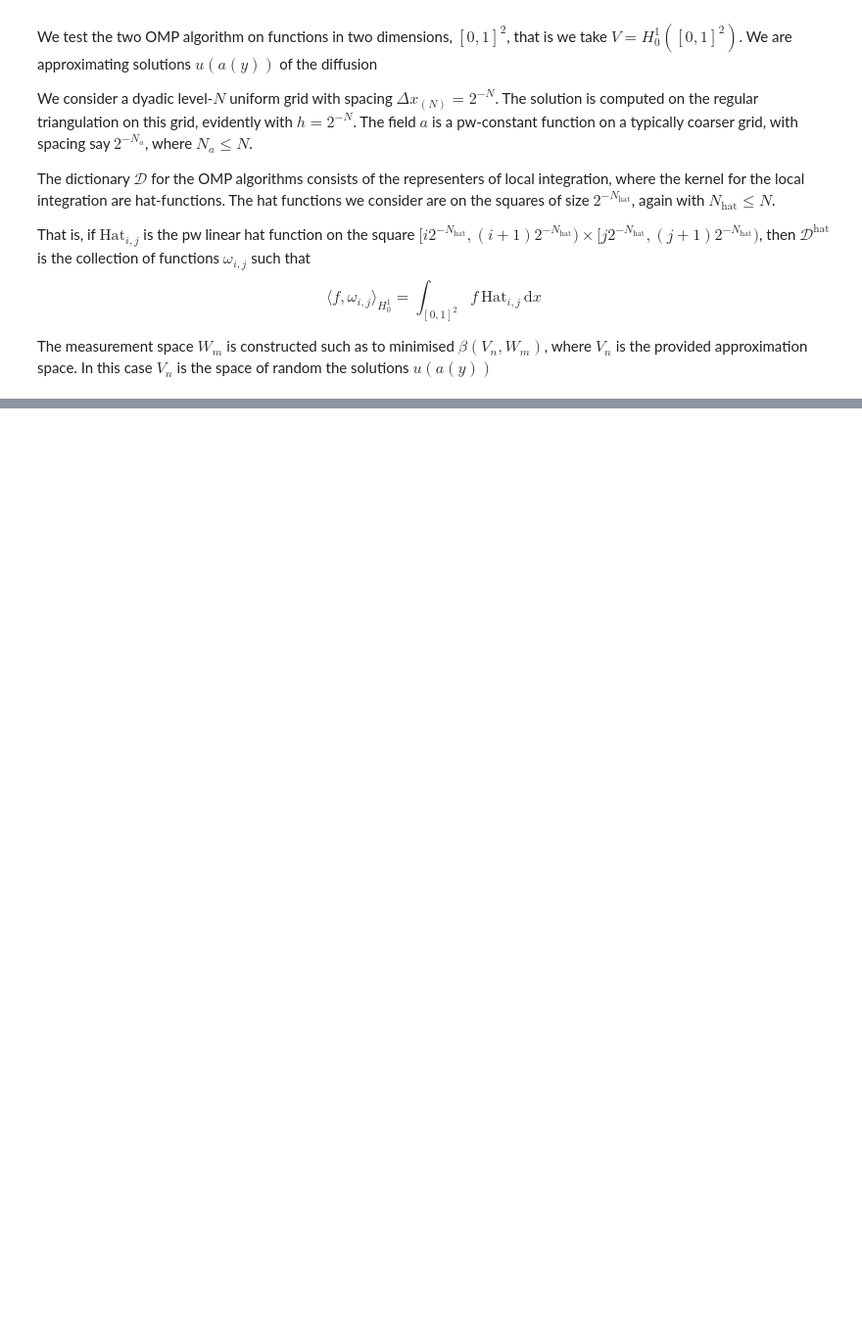
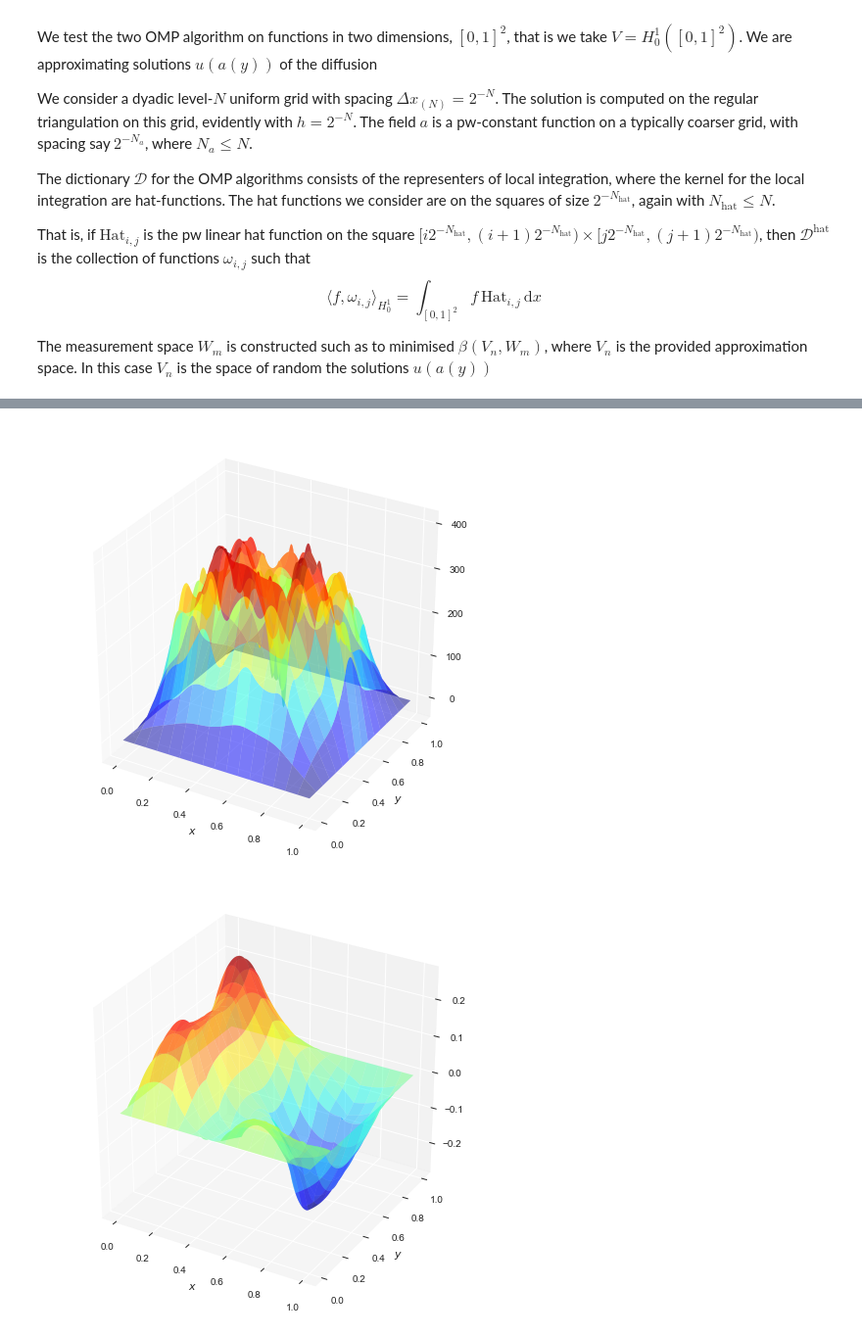
Before and after one commit to james-nichols/pyApproxTools, a Jupyter notebook: notebooks/omp/04_2d_PW_OMP.ipynb, the cells around one changed output, grey strips where cells are left out. Shown at 98% size. Cells and saved outputs as stored; diff of their text form; code cells hidden in the pictures; blank space fills up the shorter version.

```diff
--- a/notebooks/omp/04_2d_PW_OMP.ipynb
+++ b/notebooks/omp/04_2d_PW_OMP.ipynb
@@ -151,0 +157,17 @@ plt.show()
+# %%
+v = Wm_wc.vecs[0]
+for w in Wm_wc.vecs[1:]:
+    v += w
+
+fig = plt.figure(figsize=(8, 8))
+ax1 = fig.add_subplot(1, 1, 1, projection='3d')
+v.plot(ax1)
+plt.show()
+
+fig = plt.figure(figsize=(8, 8))
+ax2 = fig.add_subplot(1, 1, 1, projection='3d')
+Vn.vecs[2].plot(ax2)
+plt.show()
+# %% [output]
+[figure, added]
+[figure, added]
```
Also changed, not shown: parts of 3 cells of this notebook.
